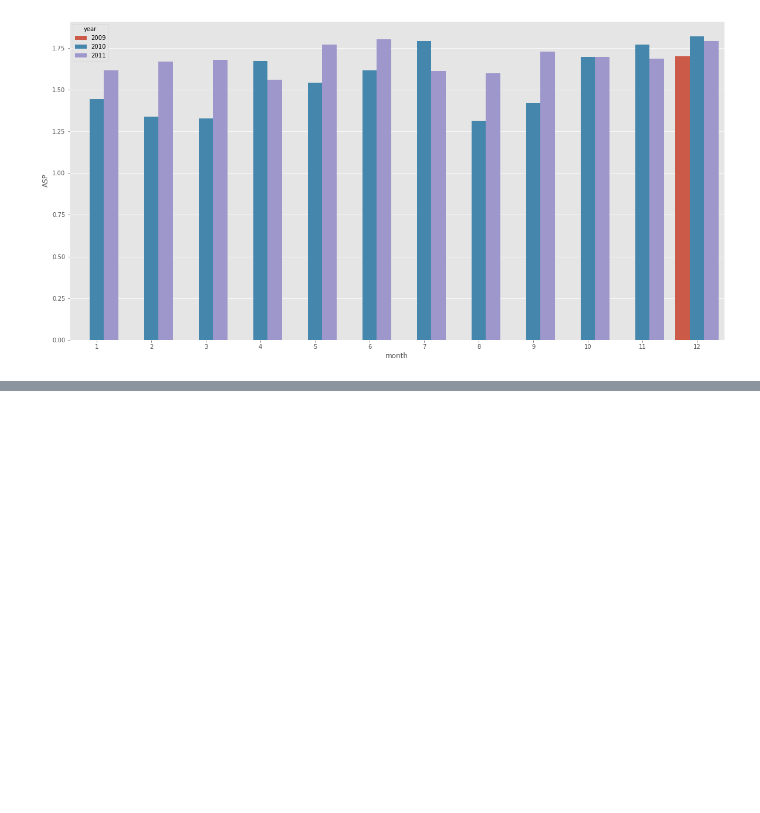
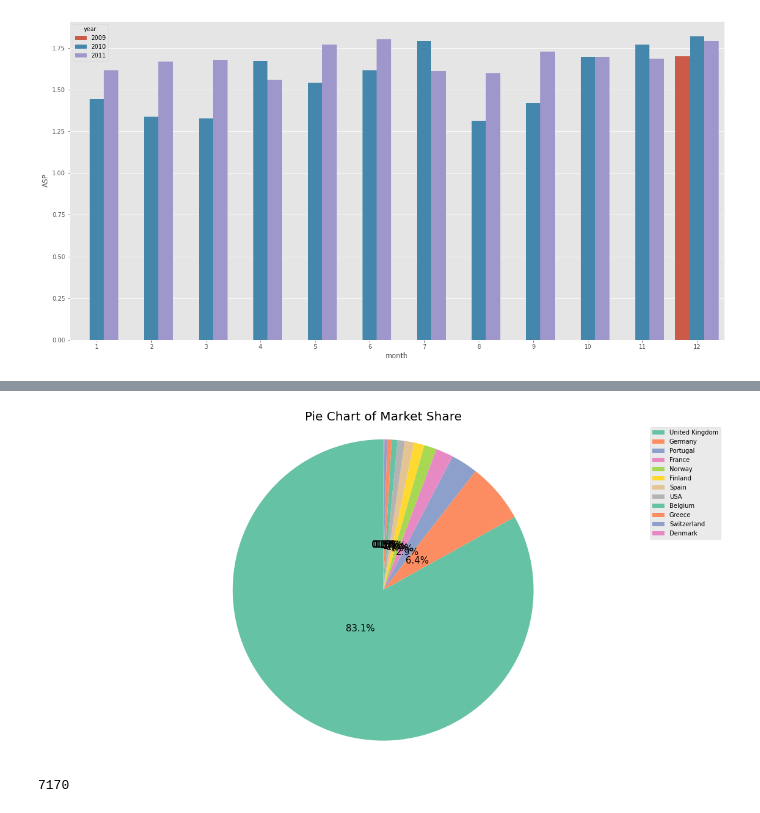
Before and after one commit to solyourock/growth, a Jupyter notebook: revise.ipynb, the cells around one changed output, grey strips where cells are left out. Drawn from its saved outputs; the diff is of its cells as text; code cells hidden in the pictures; blank space fills up the shorter version.

```diff
--- a/revise.ipynb
+++ b/revise.ipynb
@@ -515,0 +445,30 @@ plt.show();
+# %%
+at_risk = RFM_data[RFM_data['segment'] == 'At risk']
+potential_loyalists = RFM_data[RFM_data['segment'] == 'Potential loyalists']
+about_to_sleep = RFM_data[RFM_data['segment'] == 'About to sleep']
+cant_loose_them = RFM_data[RFM_data['segment'] == "Can't loose them"]
+promising = RFM_data[RFM_data['segment'] == "Promising"]
+loyal_customers = RFM_data[RFM_data['segment'] == "Loyal customers"]
+new_customers = RFM_data[RFM_data['segment'] == "New customers"]
+champions = RFM_data[RFM_data['segment'] == "Champions"]
+need_attention = RFM_data[RFM_data['segment'] == "Need attention"]
+hibernating = RFM_data[RFM_data['segment'] == "Hibernating"]
+# %%
+plt.figure(figsize=(20,10))
+plt.pie(champions['Country'].value_counts(),
+        autopct='%0.1f%%',
+        textprops={'fontsize': 15},
+        pctdistance=0.3,
+        startangle=90,
+        colors=sns.color_palette("Set2"))
+plt.axis('equal') #  equal length of X and Y axis
+plt.legend(labels=champions['Country'].value_counts().index)
+plt.title('Pie Chart of Market Share', fontsize=20)
+
+plt.show();
+# %% [output]
+[figure, added]
+# %%
+champions['Country'].count()
+# %% [output]
+7170
```
Also changed, not shown: parts of 59 cells of this notebook.
